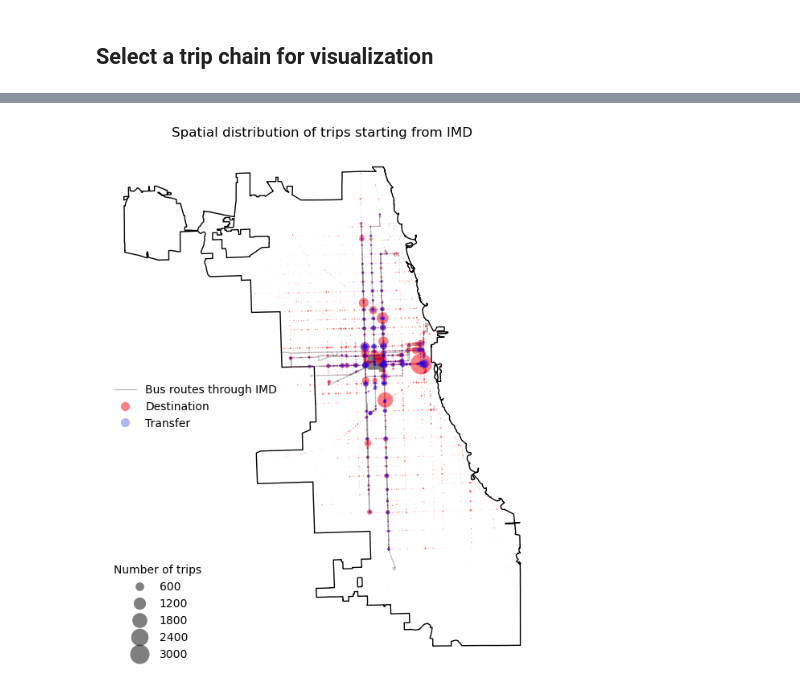
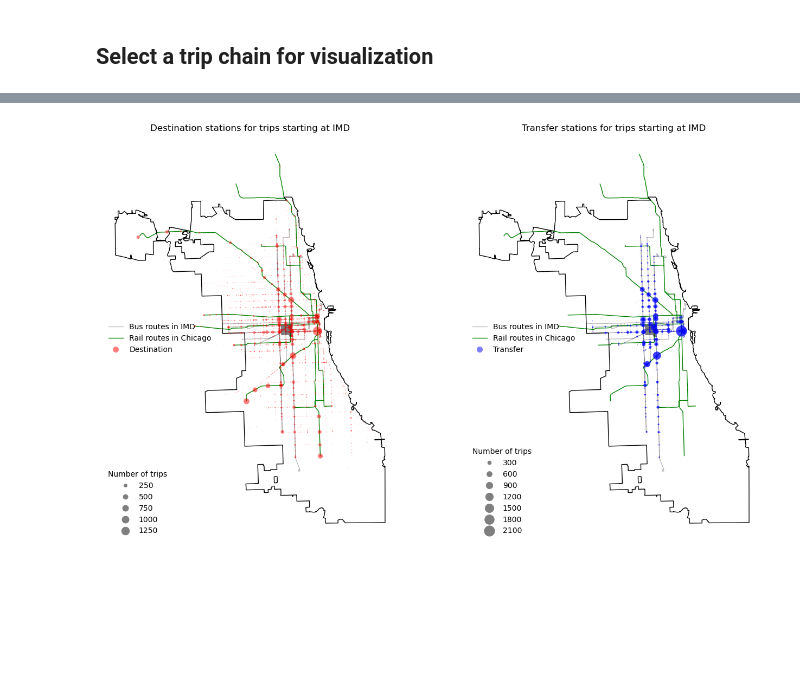
Before and after one commit to chengzhanhong/st_forecast, a Jupyter notebook: visualize_tranist_od.ipynb, the cells around one changed output, grey strips where cells are left out. Drawn from its saved outputs; the diff is of its cells as text; code cells hidden in the pictures; blank space fills up the shorter version.

Commit message:
Update the data

```diff
--- a/visualize_tranist_od.ipynb
+++ b/visualize_tranist_od.ipynb
@@ -176,10 +183,10 @@ data_s['interval_seconds'] = (
 
 data_s.interval_seconds = data_s.interval_seconds.astype('float')
 data_s.loc[data_s.dw_transaction_id_trip2.isna(), 'interval_seconds'] = np.nan
-data_s = data_s.loc[((data_s.interval_seconds>0)|
-                     (data_s.dw_transaction_id_trip2.isna())), :]  # Delete negative intervals
-data_s = data_s.loc[((data_s.interval_seconds<=90*60)|
-                     (data_s.dw_transaction_id_trip2.isna())), :]  # Assume transfer within 90 mins
+data_s = data_s.loc[((data_s.interval_seconds>60)|
+                     (data_s.dw_transaction_id_trip2.isna())), :]
+data_s = data_s.loc[((data_s.interval_seconds<=60*60)|
+                     (data_s.dw_transaction_id_trip2.isna())), :]
 data_s = data_s.reset_index(drop=True)
 # %%
 # Visulize trips start at IMD (current transaction, next_transaction)
@@ -189,7 +196,4 @@ plot_trips(data_s, 101)
 # %%
-#%% Plot the spatial distribution of the trips
-
-# Count the alighting, transfer, boarding
 alightings = np.concatenate([data_s.loc[data_s.dw_transaction_id_trip2.isna(),
                                         'inferred_alighting_gtfs_stop_trip1'].
                              dropna().values,
@@ -203,53 +207,52 @@ transfers = transfers.dropna().values.flatten()
 transfers_value_counts = pd.Series(transfers).value_counts()
 boardings_value_counts = data_s.boarding_stop_trip1.dropna().value_counts()
 
-# Plot on the map
+
 from matplotlib.lines import Line2D
-fig, ax = plt.subplots(figsize=(7, 10))
-imd.plot(ax=ax, color="black", edgecolor="none", zorder=1, alpha=0.5)
-city_boundary.plot(ax=ax, color="none", edgecolor="black", zorder=5)
-imd_bus_routes.plot(ax=ax, color="gray", edgecolor="gray", alpha=0.5, lw=1, zorder=10,
-                    label='Bus routes through IMD')
+fig, axes = plt.subplots(1, 2, figsize=(14, 8))
+demand_counts = [alightings_value_counts, transfers_value_counts]
+colors = ['red', 'blue']
+labels = ['Destination', 'Transfer']
+for i, ax in enumerate(axes):
+    imd.plot(ax=ax, color="black", edgecolor="none", zorder=1, alpha=0.5)
+    city_boundary.plot(ax=ax, color="none", edgecolor="black", zorder=5)
+    imd_bus_routes.plot(ax=ax, color="gray", edgecolor="gray", alpha=0.5, lw=1, zorder=0,
+                        label='Bus routes through IMD')
+    rail_routes.plot(ax=ax, color="green", edgecolor="green", alpha=1, lw=1, zorder=0)
 
-# Plot the alightings
-sc = plt.scatter(
-    bus_stops.loc[alightings_value_counts.index, "geometry"].x,
-    bus_stops.loc[alightings_value_counts.index, "geometry"].y,
-    s=alightings_value_counts.values/10, color="red", zorder=10, alpha=0.5,
-    edgecolor="none", linewidth=0, label="Destination"
-)
+    # Plot the alightings
+    sc = ax.scatter(
+        stops.loc[demand_counts[i].index, "geometry"].x,
+        stops.loc[demand_counts[i].index, "geometry"].y,
+        s=demand_counts[i].values/10, color=colors[i], zorder=10, alpha=0.5,
+        edgecolor="none", linewidth=0, label=labels[i],
+    )
 
-plt.scatter(
-    bus_stops.loc[transfers_value_counts.index, "geometry"].x,
-    bus_stops.loc[transfers_value_counts.index, "geometry"].y,
-    s=transfers_value_counts.values/10, color="blue", zorder=10, alpha=0.3,
-    edgecolor="none", linewidth=0, label="Transfer"
-)
 
-ax.set_title("Spatial distribution of trips starting from IMD")
-ax.axis('off')
+    ax.set_title(f"{labels[i]} stations for trips starting at IMD")
+    ax.axis('off')
 
-# Create custom legend elements for color categories
-legend_elements = [
-    Line2D([0], [0], color='gray', lw=1, label='Bus routes through IMD', alpha=0.5),
-    Line2D([0], [0], marker='o', color='red', label='Destination',
-           linestyle='None', markersize=8, alpha=0.5, markeredgecolor='none'),
-    Line2D([0], [0], marker='o', color='blue', label='Transfer',
-           linestyle='None', markersize=8, alpha=0.3, markeredgecolor='none')
-]
+    # Create custom legend elements for color categories
+    legend_elements = [
+        Line2D([0], [0], color='gray', lw=1, label='Bus routes in IMD', alpha=0.5),
+        Line2D([0], [0], color='green', lw=1, label='Rail routes in Chicago', alpha=1),
+        Line2D([0], [0], marker='o', color=colors[i], label=labels[i],
+            linestyle='None', markersize=8, alpha=0.5, markeredgecolor='none'),
+    ]
 
-# Add color legend
-color_legend = ax.legend(handles=legend_elements, loc='center left', frameon=False)
+    # Add color legend
+    color_legend = ax.legend(handles=legend_elements, loc='center left', frameon=False)
 
-# Create and adjust size legend
-size_handles, size_labels = sc.legend_elements("sizes", num=6)
-size_labels = [
-    str(int(float(label[14:].split(r'}$')[0]) * 10))
-    for label in size_labels
-]
-size_legend = ax.legend(
-    size_handles, size_labels, title="Number of trips", loc="lower left", frameon=False
-)
-# Add both legends to the plot
-ax.add_artist(color_legend)
+    # Create and adjust size legend
+    size_handles, size_labels = sc.legend_elements("sizes", num=6)
+    size_labels = [
+        str(int(float(label[14:].split(r'}$')[0]) * 10))
+        for label in size_labels
+    ]
+    size_legend = ax.legend(
+        size_handles, size_labels, title="Number of trips", loc="lower left", frameon=False
+    )
+    # Add both legends to the plot
+    ax.add_artist(color_legend)
+fig.tight_layout()
 # %% [output]
@@ -257 +259 @@ ax.add_artist(color_legend)
-[figure, old version]
+[figure, new version]
```
Also changed, not shown: parts of 9 cells of this notebook.
